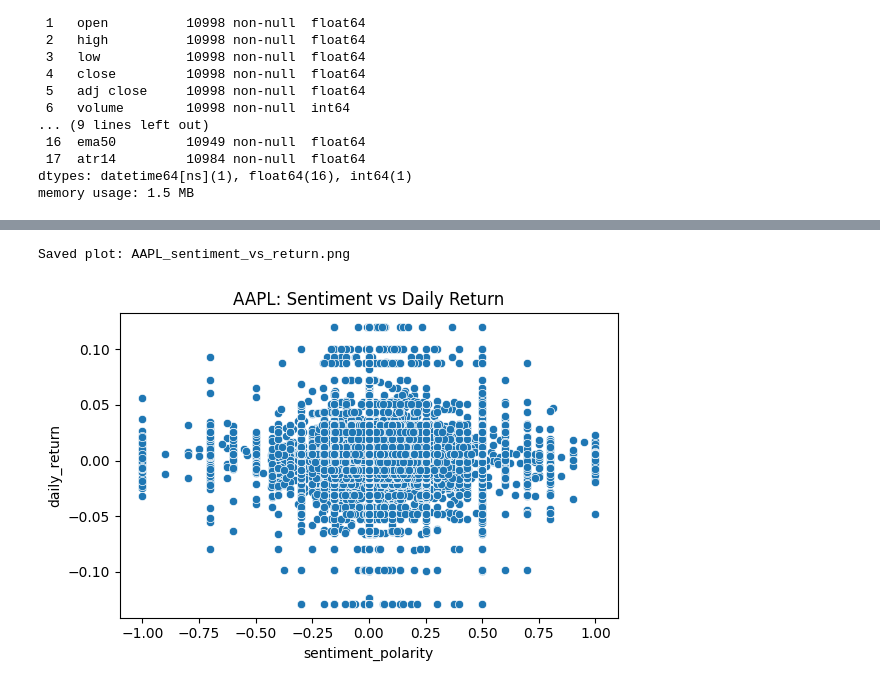
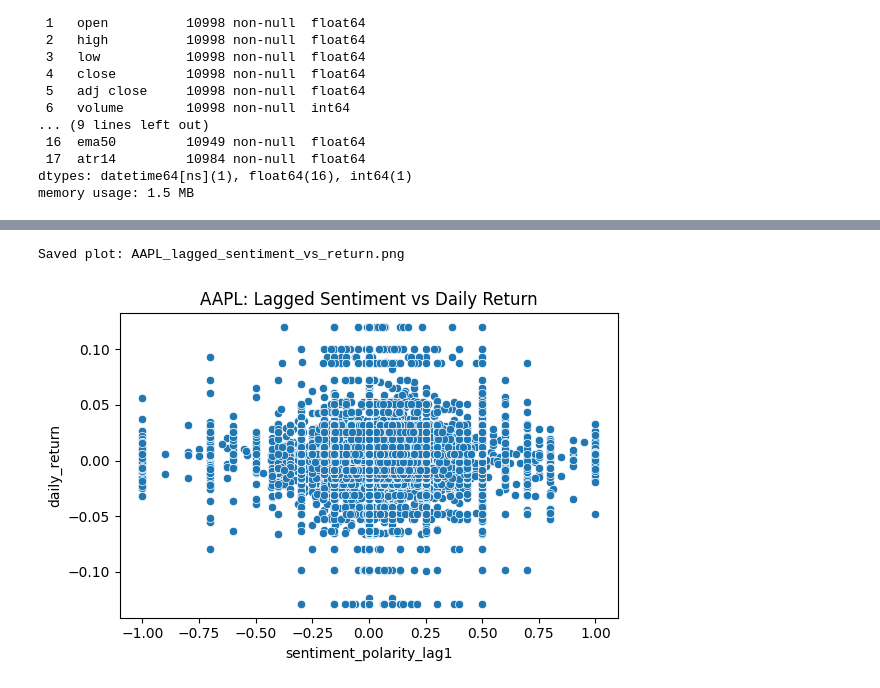
Before and after one commit to lhiwi/10academy-week1, a Jupyter notebook: notebooks/Correlation.ipynb, the cells around one changed output, grey strips where cells are left out. Drawn from its saved outputs; the diff is of its cells as text; code cells hidden in the pictures.

```diff
--- a/notebooks/Correlation.ipynb
+++ b/notebooks/Correlation.ipynb
@@ -65,8 +67,10 @@ memory usage: 1.5 MB
 # %%
-# Aggregate sentiment per date
+## Calculate average sentiment polarity per day
+# Shift sentiment by 1 day to simulate its influence on the next trading day
 daily_sentiment = news.groupby('date')['sentiment_polarity'].mean().reset_index()
 daily_sentiment['date'] = pd.to_datetime(daily_sentiment['date']).dt.date
+daily_sentiment['sentiment_polarity_lag1'] = daily_sentiment['sentiment_polarity'].shift(1)
 # %%
 # Prepare stock data
 stock['date'] = pd.to_datetime(stock['date']).dt.date
-merged = pd.merge(stock, daily_sentiment, on='date', how='inner')
+merged = pd.merge(stock, daily_sentiment[['date', 'sentiment_polarity_lag1']], on='date', how='inner')
@@ -121,9 +131,9 @@ Saved plot: AAPL_sentiment_correlation_heatmap.png
 # %%
-# scatter plot example
+# Scatter plot: lagged sentiment vs daily return
 plt.figure(figsize=(6, 4))
-sns.scatterplot(data=merged, x='sentiment_polarity', y='daily_return')
-plt.title(f"{sample_ticker}: Sentiment vs Daily Return")
-save_and_show_plot(f"{sample_ticker}_sentiment_vs_return.png")
+sns.scatterplot(data=merged.dropna(subset=['sentiment_polarity_lag1', 'daily_return']), x='sentiment_polarity_lag1', y='daily_return')
+plt.title(f"{sample_ticker}: Lagged Sentiment vs Daily Return")
+save_and_show_plot(f"{sample_ticker}_lagged_sentiment_vs_return.png")
 # %% [output]
-Saved plot: AAPL_sentiment_vs_return.png
+Saved plot: AAPL_lagged_sentiment_vs_return.png
-[figure, old version]
+[figure, new version]
```
Also changed, not shown: parts of 8 cells of this notebook.
